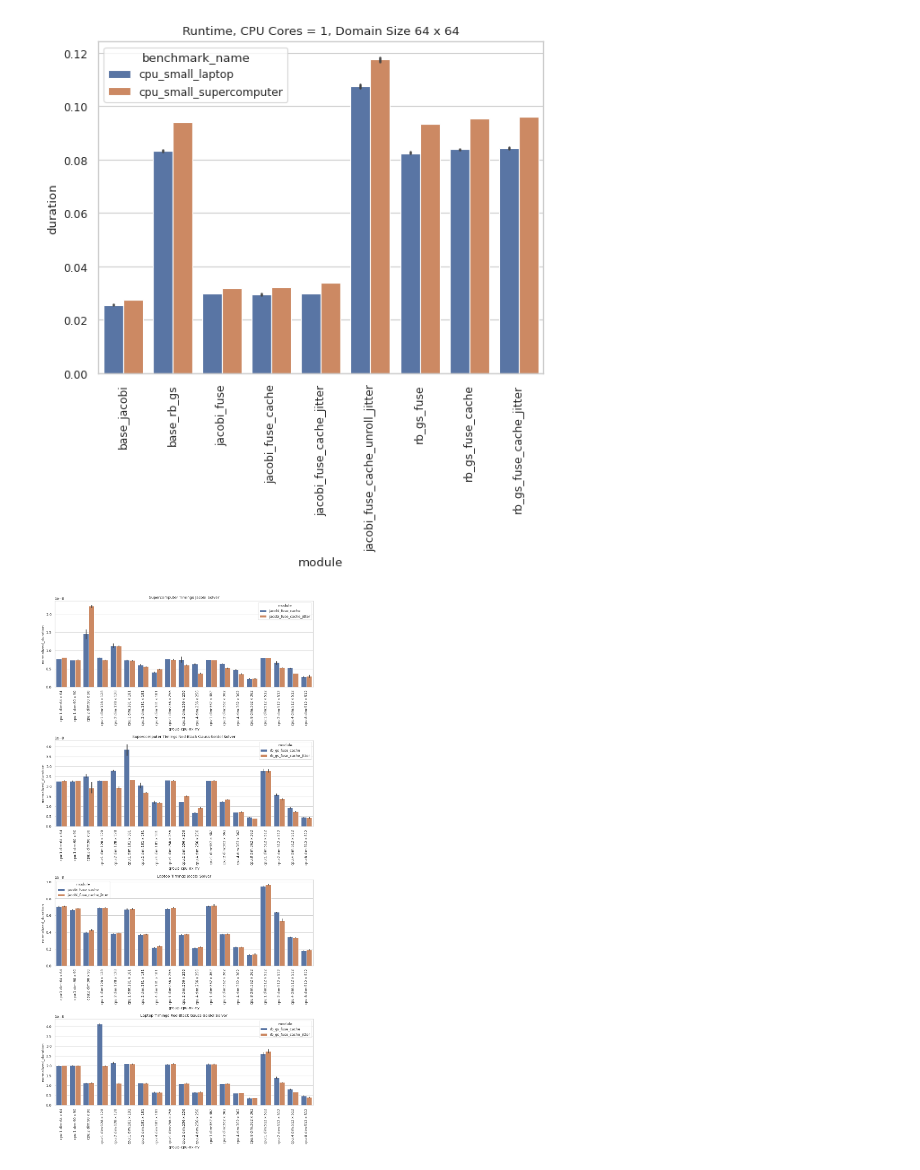
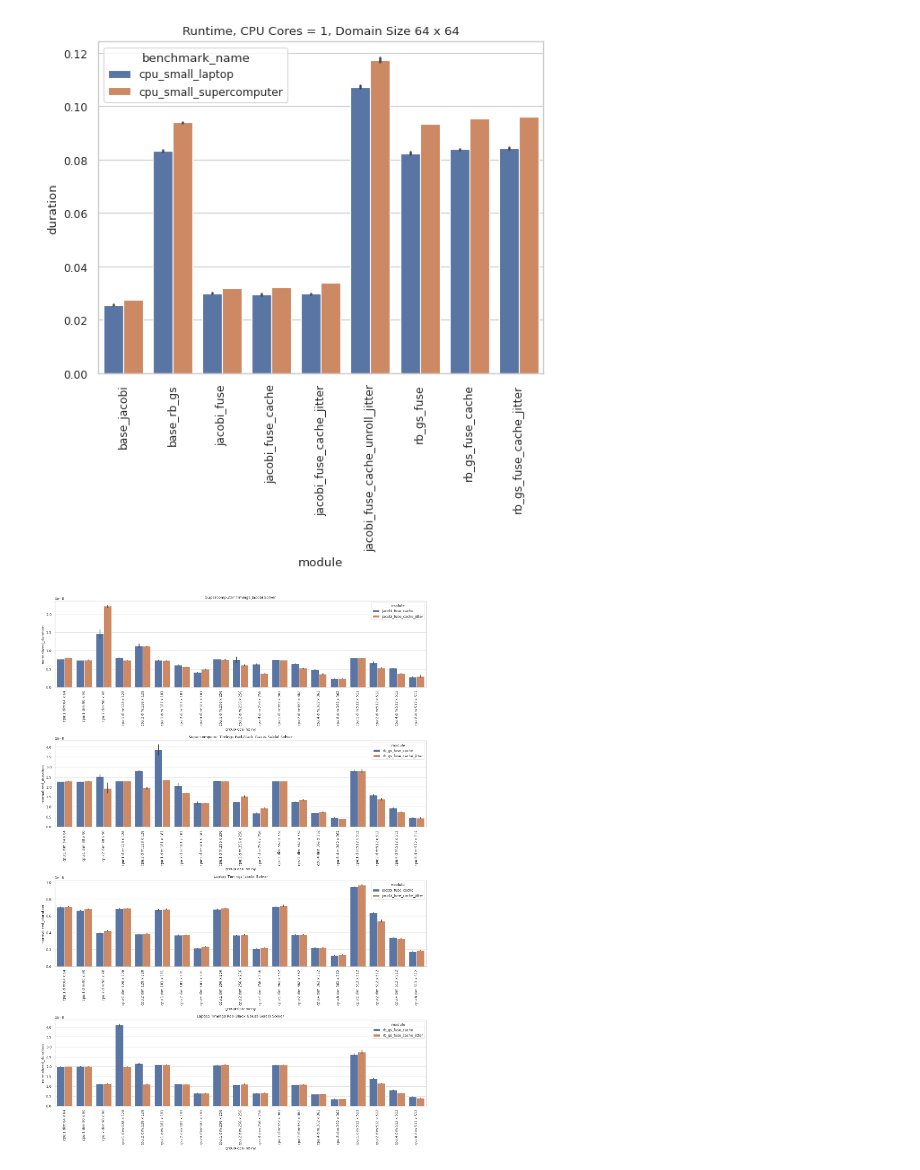
Before and after one commit to MarcelFerrari/Pyroclast, a Jupyter notebook: scripts/thesis/thesis_plots.ipynb, the cells around one changed output. Drawn from its saved outputs; the diff is of its cells as text; code cells hidden in the pictures.

```diff
--- a/scripts/thesis/thesis_plots.ipynb
+++ b/scripts/thesis/thesis_plots.ipynb
@@ -427,32 +427,32 @@ jitter_set_jacobi = joint_df[joint_df["module"].isin(["jacobi_fuse_cache", "jaco
 j_jacobi_lt = jitter_set_jacobi[jitter_set_jacobi["benchmark_name"].isin(["cpu_small_laptop", "cpu_medium_laptop"])].dropna(subset=["normalized_duration", "duration"]).sort_values(["nx", "ny", "cpu_count"])
 
 jitter_set_rbgs = joint_df[joint_df["module"].isin(["rb_gs_fuse_cache", "rb_gs_fuse_cache_jitter"])]
 j_rbgs_lt = jitter_set_rbgs[jitter_set_rbgs["benchmark_name"].isin(["cpu_small_laptop", "cpu_medium_laptop"])].dropna(subset=["normalized_duration", "duration"]).sort_values(["nx", "ny", "cpu_count"])
 
 with sns.axes_style("whitegrid"):
-    fig, ax = plt.subplots(4, 1, figsize=(10, 20))
+    fig, ax = plt.subplots(4, 1, figsize=(14, 20))
 
     # TODO idea: add ratio: jitter / not jitter and make heatmap plot underneath the bar plots
 
     # ax = plt.axes()
     ax[0].tick_params(axis='x', rotation=90)
     ax[0].set_title('Supercomputer Timings Jacobi Solver')
     sns.barplot(data=j_jacobi_sc, x="group-cpu-nx-ny", y="normalized_duration", hue="module", ax=ax[0])
 
     ax[1].tick_params(axis='x', rotation=90)
     ax[1].set_title('Supercomputer Timings Red-Black Gauss-Seidel Solver')
     sns.barplot(data=j_rbgs_sc, x="group-cpu-nx-ny", y="normalized_duration", hue="module", ax=ax[1])
 
     ax[2].tick_params(axis='x', rotation=90)
     ax[2].set_title('Laptop Timings Jacobi Solver')
     sns.barplot(data=j_jacobi_lt, x="group-cpu-nx-ny", y="normalized_duration", hue="module", ax=ax[2])
 
     ax[3].tick_params(axis='x', rotation=90)
     ax[3].set_title('Laptop Timings Red-Black Gauss-Seidel Solver')
     sns.barplot(data=j_rbgs_lt, x="group-cpu-nx-ny", y="normalized_duration", hue="module", ax=ax[3])
 
     plt.tight_layout()
     plt.show()
     write_fig("07_jitter_timings", fig)
 # %% [output]
-[figure, old version]
+[figure, new version]
```
Also changed, not shown: 2 other files.
